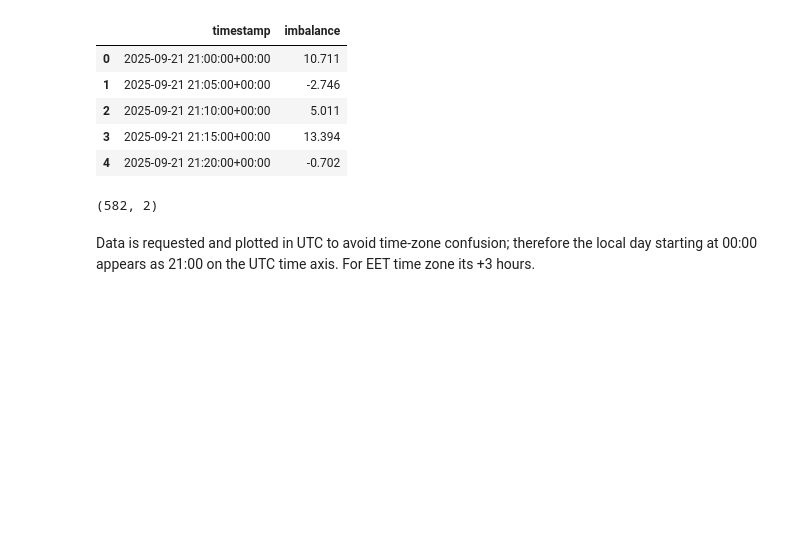
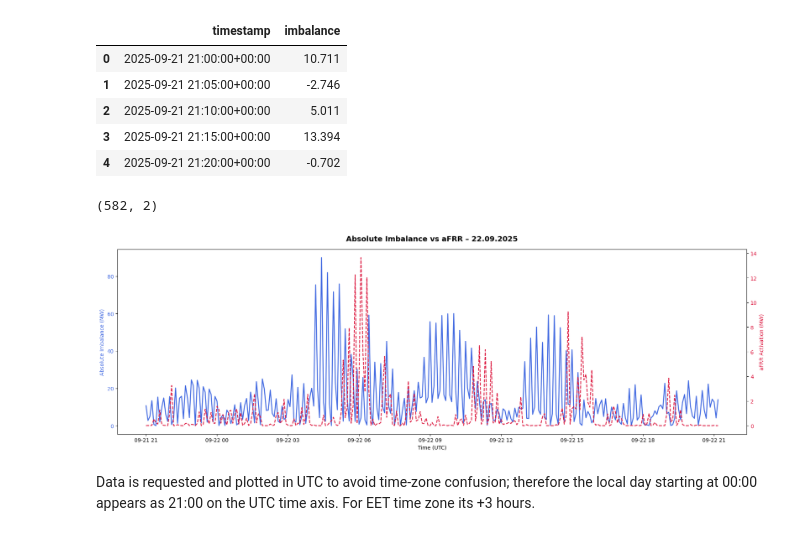
Before and after one commit to karolisvaivada/RCC-Baltic-Tasks, a Jupyter notebook: src/results.ipynb, the cells around one changed output. Cells and saved outputs as stored; diff of their text form; code cells hidden in the pictures; blank space fills up the shorter version.

```diff
--- a/src/results.ipynb
+++ b/src/results.ipynb
@@ -47,11 +47,13 @@ df_afrr.shape
 # %%
 df = df_afrr.merge(df_imb, on="timestamp", how="inner")
 # %%
-fig = f.plot_afrr_vs_imbalance_interactive(
+f.plot_abs_imbalance_vs_afrr(
     df,
-    title="aFRR Activation vs System Imbalance – 22.09.2025"
+    title="Absolute Imbalance vs aFRR – 22.09.2025",
+    save_path="abs_imbalance_vs_afrr.png"
 )
-fig
+# %% [output]
+[figure, added]
 # %% [markdown]
 Data is requested and plotted in UTC to avoid time-zone confusion; therefore the local day starting at 00:00 appears as 21:00 on the UTC time axis. For EET time zone its +3 hours.
 # %%
```
Also changed, not shown: 3 other files.
